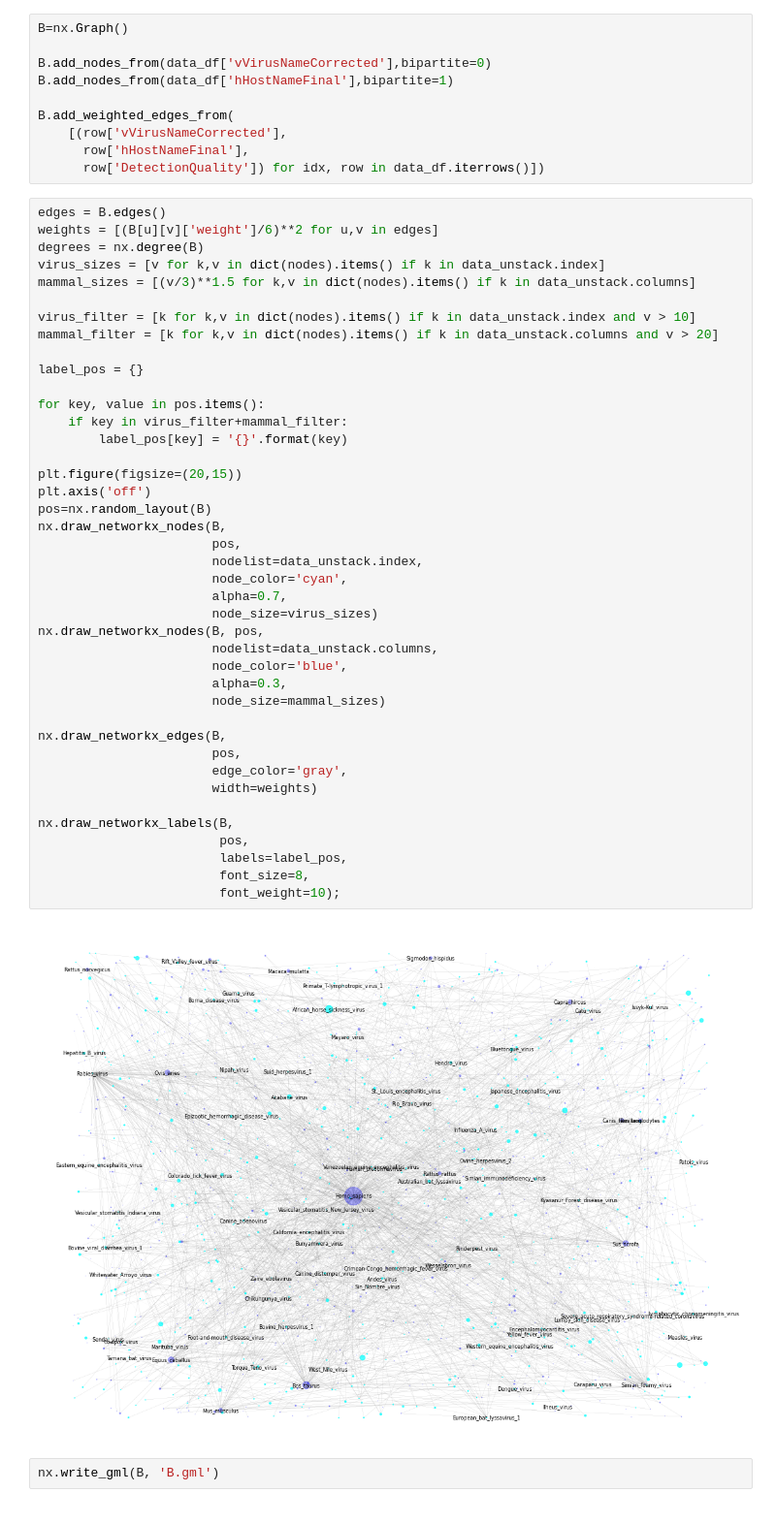
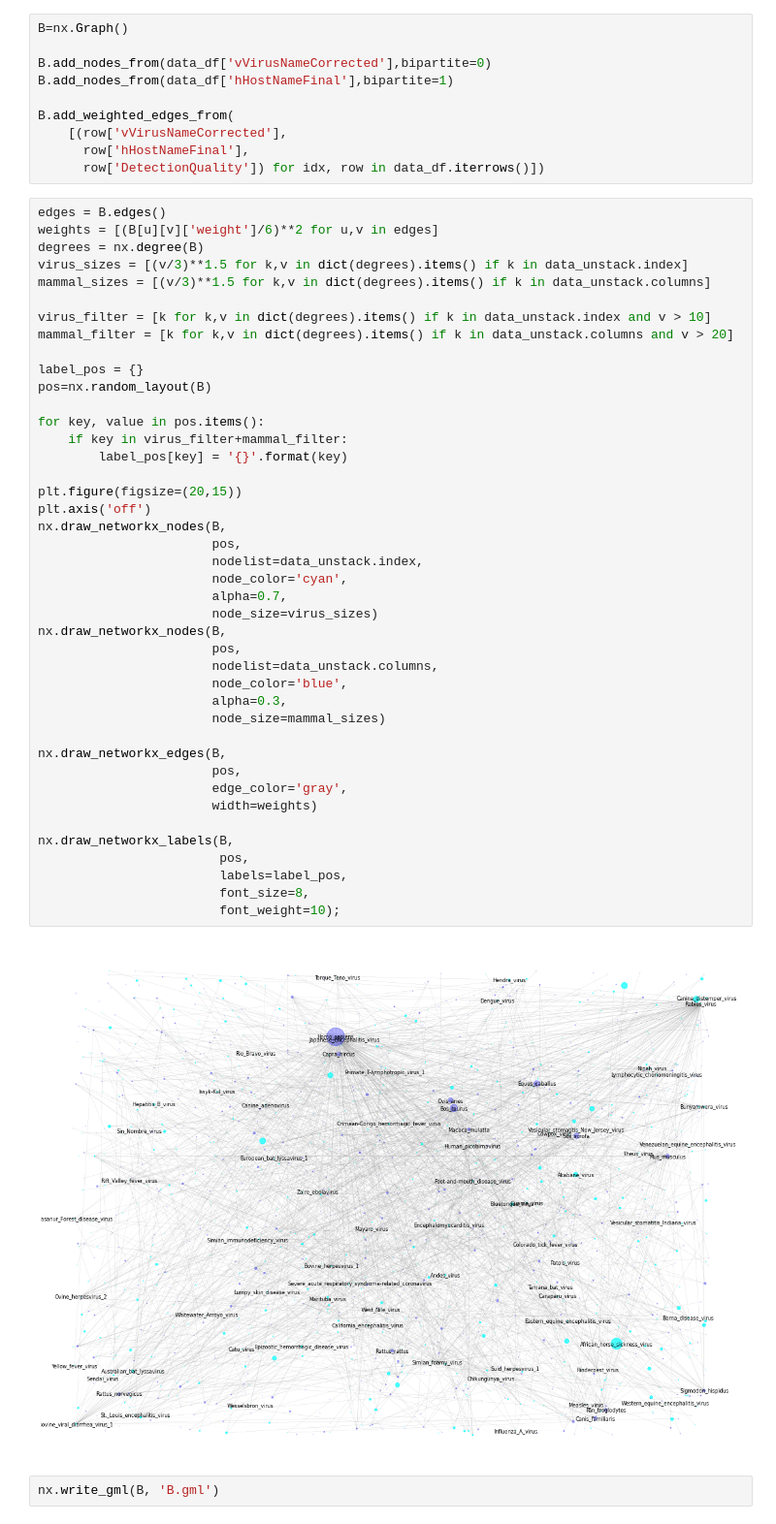
Before and after one commit to jitsen-design/Data_620_Group, a Jupyter notebook: Project_2/Project_2_Jit.ipynb, the cells around one changed output. Shown at 97% size. Saved outputs shown, nothing was run; the diff lists cells and outputs as text.

Commit message:
Virus data

```diff
--- a/Project_2/Project_2_Jit.ipynb
+++ b/Project_2/Project_2_Jit.ipynb
@@ -55,45 +55,46 @@ B.add_weighted_edges_from(
 edges = B.edges()
 weights = [(B[u][v]['weight']/6)**2 for u,v in edges]
 degrees = nx.degree(B)
-virus_sizes = [v for k,v in dict(nodes).items() if k in data_unstack.index]
-mammal_sizes = [(v/3)**1.5 for k,v in dict(nodes).items() if k in data_unstack.columns]
+virus_sizes = [(v/3)**1.5 for k,v in dict(degrees).items() if k in data_unstack.index]
+mammal_sizes = [(v/3)**1.5 for k,v in dict(degrees).items() if k in data_unstack.columns]
 
-virus_filter = [k for k,v in dict(nodes).items() if k in data_unstack.index and v > 10]
-mammal_filter = [k for k,v in dict(nodes).items() if k in data_unstack.columns and v > 20]
+virus_filter = [k for k,v in dict(degrees).items() if k in data_unstack.index and v > 10]
+mammal_filter = [k for k,v in dict(degrees).items() if k in data_unstack.columns and v > 20]
 
 label_pos = {}
+pos=nx.random_layout(B)
 
 for key, value in pos.items():
     if key in virus_filter+mammal_filter:
         label_pos[key] = '{}'.format(key)
 
 plt.figure(figsize=(20,15))
 plt.axis('off')
-pos=nx.random_layout(B)
 nx.draw_networkx_nodes(B,
                        pos,
                        nodelist=data_unstack.index,
                        node_color='cyan',
                        alpha=0.7,
                        node_size=virus_sizes)
-nx.draw_networkx_nodes(B, pos,
+nx.draw_networkx_nodes(B,
+                       pos,
                        nodelist=data_unstack.columns,
                        node_color='blue',
                        alpha=0.3,
                        node_size=mammal_sizes)
 
 nx.draw_networkx_edges(B,
                        pos,
                        edge_color='gray',
                        width=weights)
 
 nx.draw_networkx_labels(B,
                         pos,
                         labels=label_pos,
                         font_size=8,
                         font_weight=10);
 # %% [output]
-[figure, old version]
+[figure, new version]
 # %%
 nx.write_gml(B, 'B.gml')
 # %% [markdown]
```
